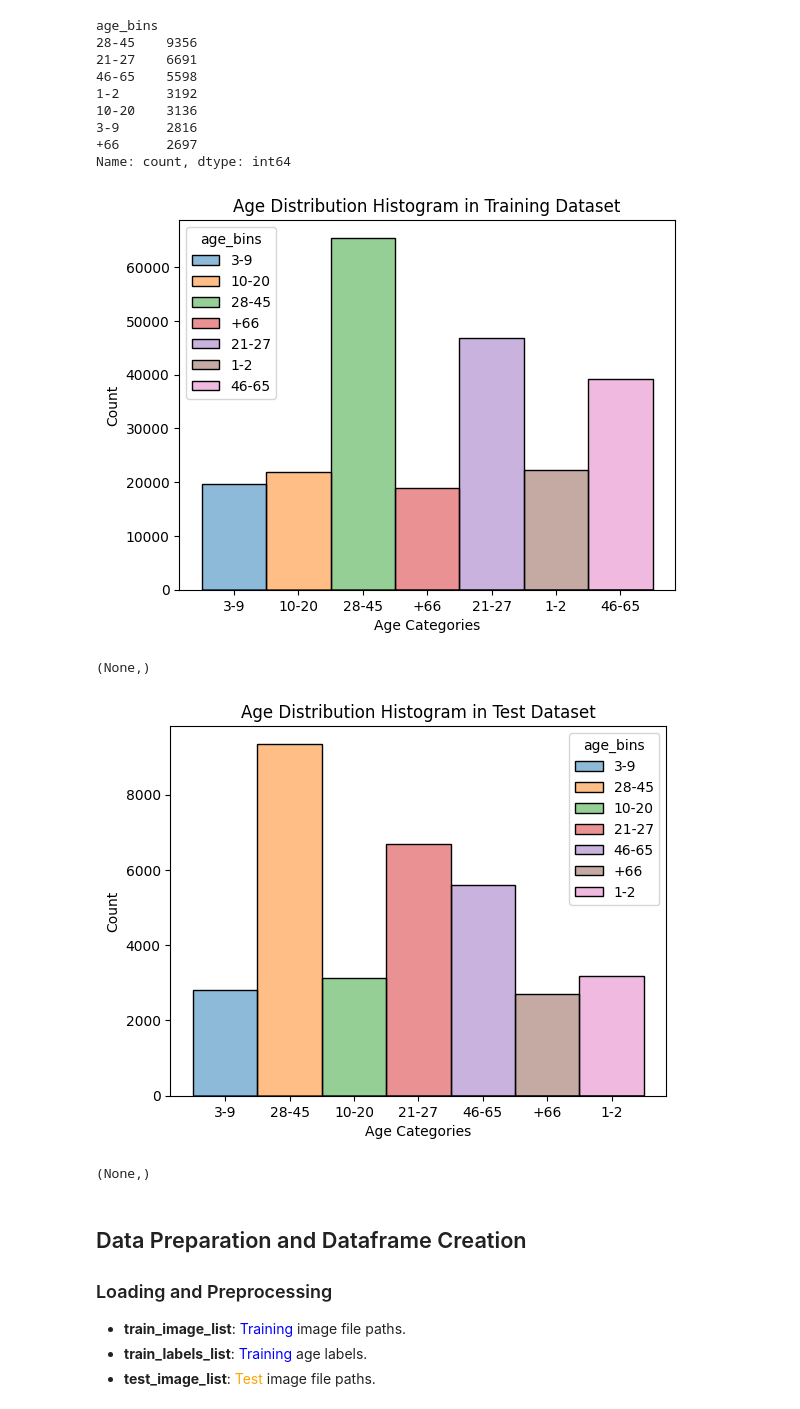
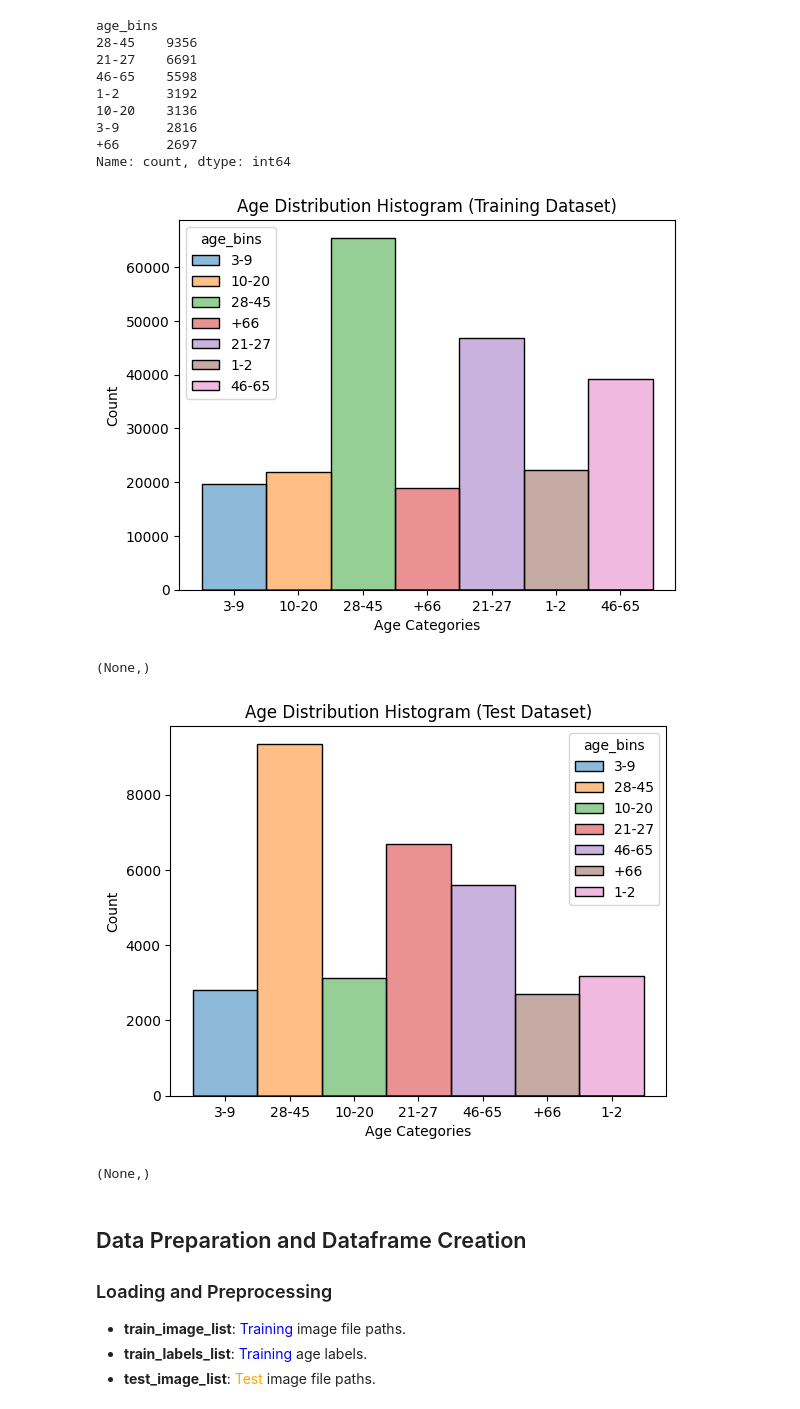
Before and after one commit to Nidhal-Jegham/Facial-Recognition, a Jupyter notebook: Age Recognition Code.ipynb, the cells around one changed output. Cells and saved outputs as stored; diff of their text form; code cells hidden in the pictures.

```diff
--- a/Age Recognition Code.ipynb
+++ b/Age Recognition Code.ipynb
@@ -52,7 +49,7 @@ e.
 # %%
 BASE_DIR_train ="/kaggle/input/augmented-age-dataset/augmented_age_dataset/content/combined_faces_train_augmented/"
 
-BASE_DIR_test ="/kaggle/input/augmented-age-dataset/age_dataset/content/combined_faces/"
+BASE_DIR_test ="/kaggle/input/age-test-dataset/content/combined_faces/"
 # %%
 age_classes=['1-2','3-9','10-20','21-27','28-45','46-65','+66']
 # %%
@@ -249,23 +250,21 @@ Name: count, dtype: int64
 # %%
 import warnings
 warnings.filterwarnings("ignore")
 
 sns.histplot(x=df_age_train['age_bins'], hue='age_bins', data=df_age_train)
-plt.title('Age Distribution Histogram in Training Dataset')
+plt.title('Age Distribution Histogram (Training Dataset)')
 plt.xlabel('Age Categories')
 plt.show(),
 # %% [output]
-[figure, old version]
+[figure, new version]
 (None,)
 # %%
-
-sns.histplot(x=df_age_test['age_bins'], hue='age_bins', data=df_age_test, bins=age_classes)
-plt.title('Age Distribution Histogram in Test Dataset')
+sns.histplot(x=df_age_test['age_bins'], hue='age_bins', data=df_age_test)
+plt.title('Age Distribution Histogram (Test Dataset)')
 plt.xlabel('Age Categories')
-
 plt.show(),
 # %% [output]
-[figure, old version]
+[figure, new version]
 (None,)
 # %% [markdown]
 ## Data Preparation and Dataframe Creation
```
Also changed, not shown: parts of 30 cells of this notebook, 4 other files.
